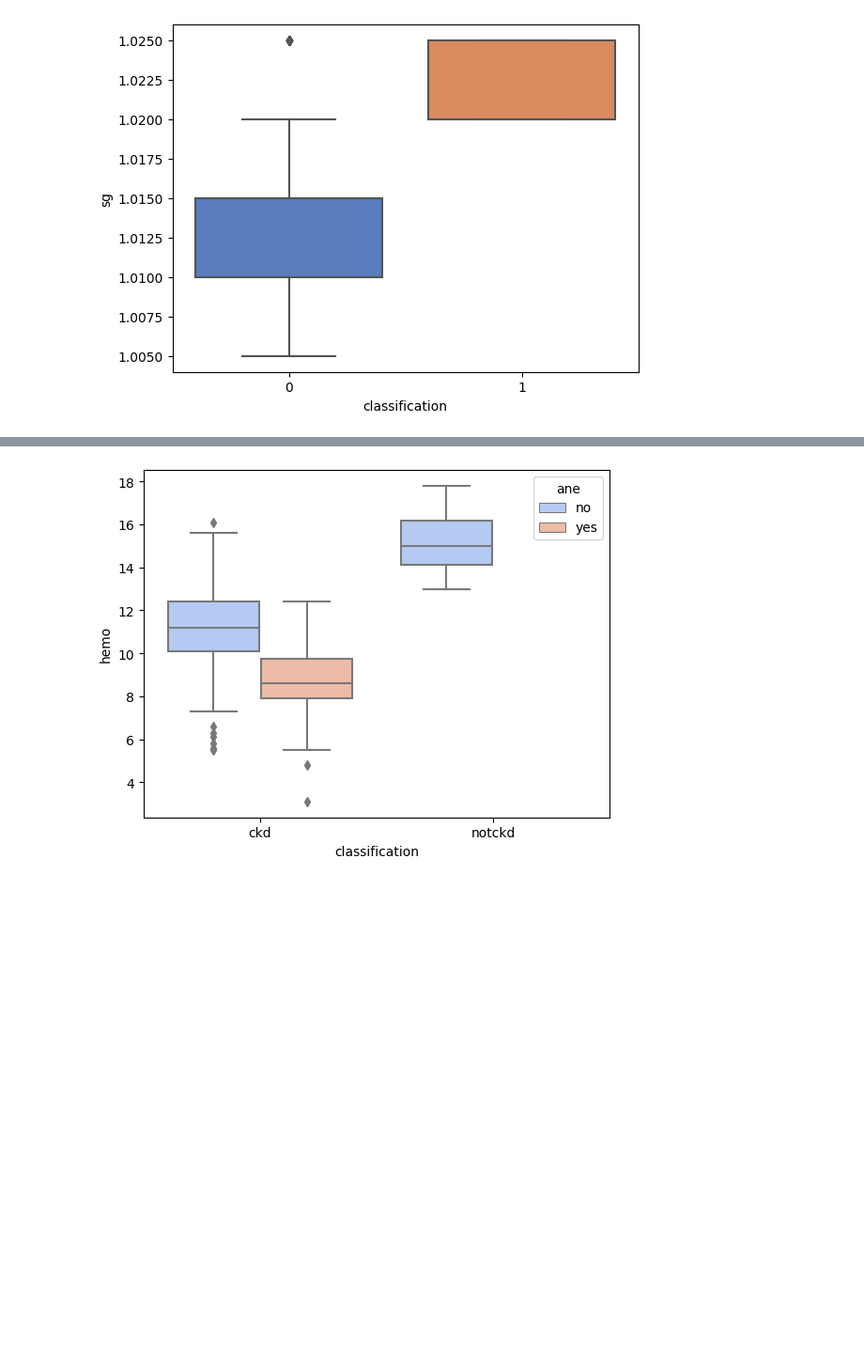
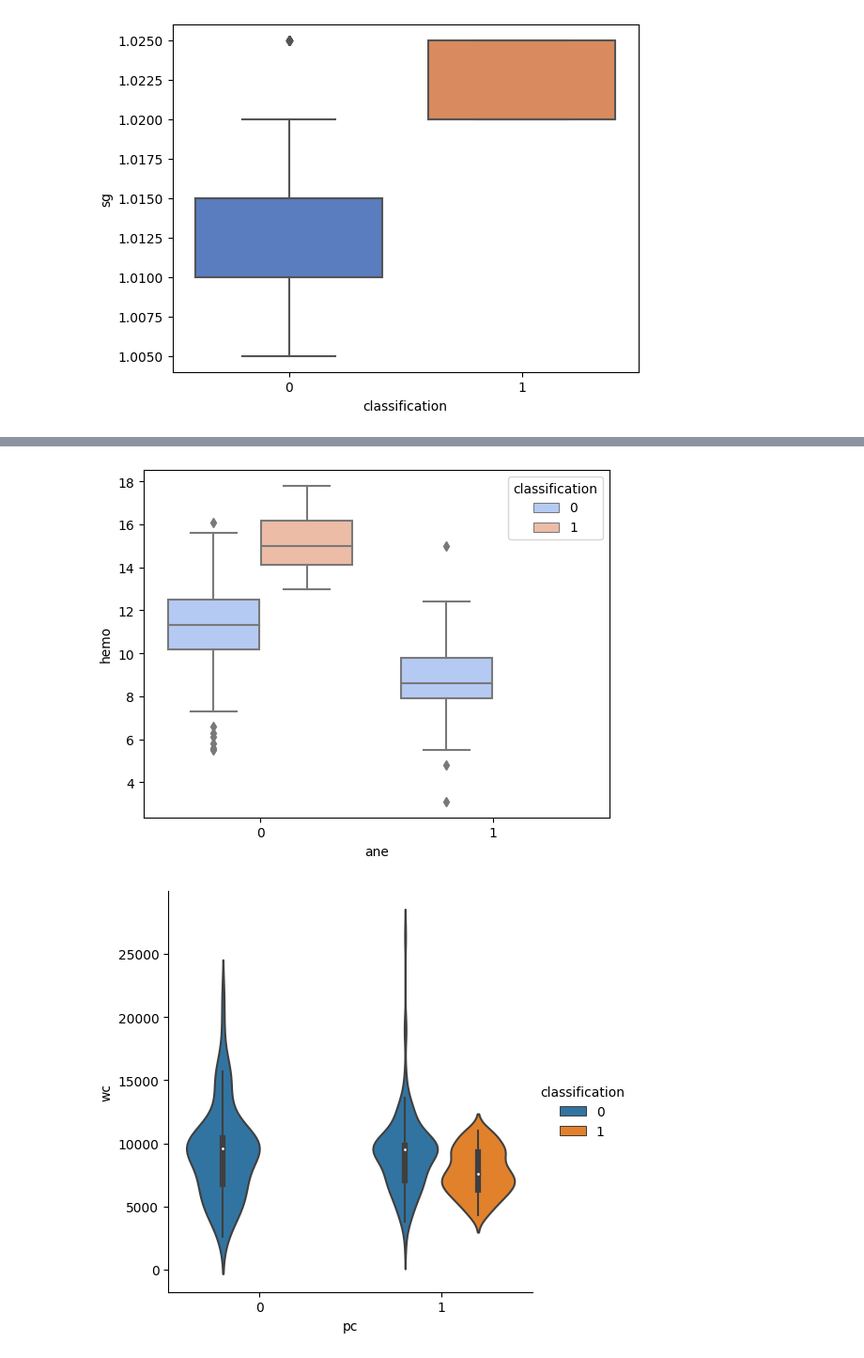
Before and after one commit to R3AlL3nGz3i/kidney_disease_identification, a Jupyter notebook: heart_disease_ml.ipynb, the cells around one changed output, grey strips where cells are left out. Shown: that part at 94% size. Drawn from its saved outputs; the diff is of its cells as text; code cells hidden in the pictures; blank space fills up the shorter version.

```diff
--- a/heart_disease_ml.ipynb
+++ b/heart_disease_ml.ipynb
@@ -241,5 +241,10 @@ plt.show()
 # %%
-sns.boxplot(x="classification", y="hemo", hue="ane",data=df, palette="coolwarm")
+sns.boxplot(x="ane", y="hemo", hue="classification",data=df_clean, palette="coolwarm")
 plt.show()
 # %% [output]
-[figure, old version]
+[figure, new version]
+# %%
+sns.catplot(data=df_clean, kind="violin", x="pc", y="wc", hue="classification")
+plt.show()
+# %% [output]
+[figure, added]
```
Also changed, not shown: parts of 21 cells of this notebook, 1 other file.
